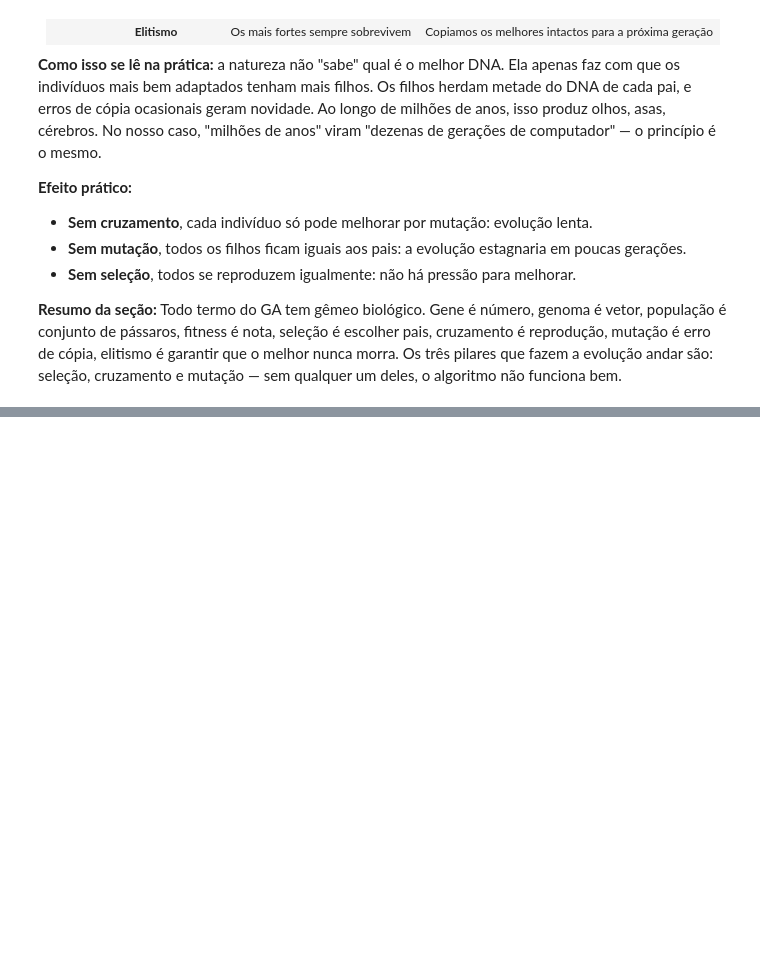
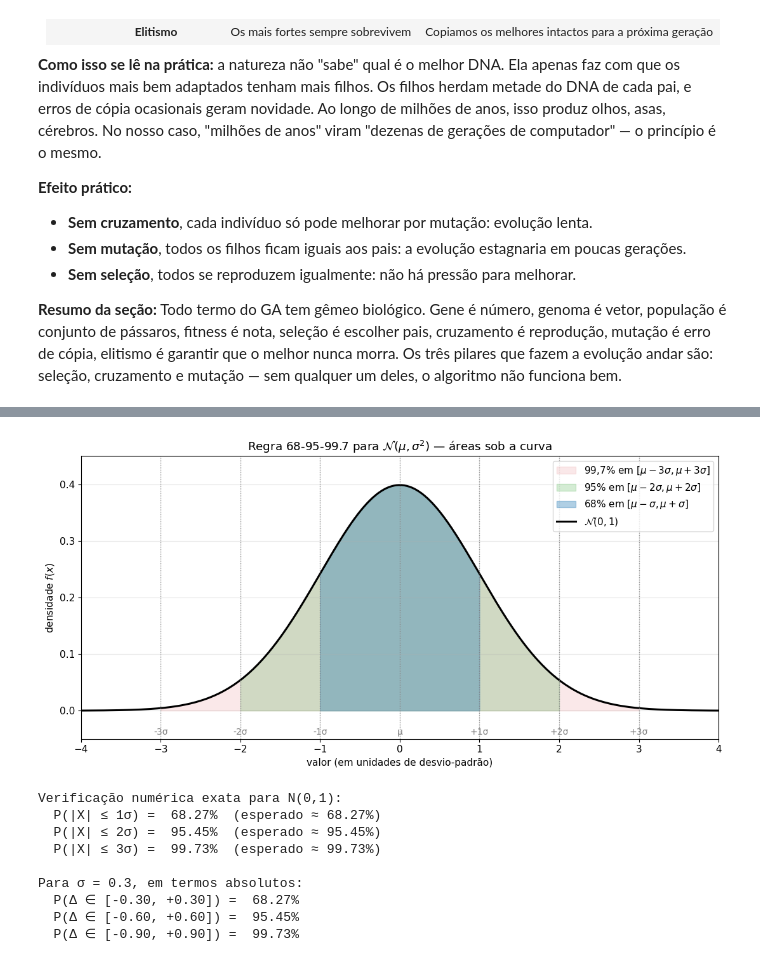
Before and after one commit to Megalonnix/Trab_em_Grupo_Ivan_Victor, a Jupyter notebook: scripts/explicacao_teorica/script1.ipynb, the cells around one changed output, grey strips where cells are left out. Saved outputs shown, nothing was run; the diff lists cells and outputs as text; code cells hidden in the pictures; blank space fills up the shorter version.

```diff
--- a/scripts/explicacao_teorica/script1.ipynb
+++ b/scripts/explicacao_teorica/script1.ipynb
@@ -109,0 +390,58 @@ Depois de dezenas de repetições, as receitas ficam cada vez melhores — não
+# %%
+# Ilustração das áreas sob a curva normal padrão N(0,1)
+x = np.linspace(-4, 4, 500)
+y = norm.pdf(x, 0, 1)
+
+fig, ax = plt.subplots(figsize=(11, 5.5))
+
+# Camadas de área, do mais largo para o mais estreito (para empilhamento visual correto)
+camadas = [
+    (-3, 3, '#d62728', 0.10, r'$99{,}7\%$ em $[\mu - 3\sigma, \mu + 3\sigma]$'),
+    (-2, 2, '#2ca02c', 0.20, r'$95\%$ em $[\mu - 2\sigma, \mu + 2\sigma]$'),
+    (-1, 1, '#1f77b4', 0.35, r'$68\%$ em $[\mu - \sigma, \mu + \sigma]$'),
+]
+
+for lo, hi, cor, alpha, rotulo in camadas:
+    xs = np.linspace(lo, hi, 300)
+    ax.fill_between(xs, norm.pdf(xs, 0, 1), alpha=alpha, color=cor, label=rotulo)
+
+# Curva por cima das áreas
+ax.plot(x, y, color='black', linewidth=2.2, label=r'$\mathcal{N}(0,1)$')
+
+# Marcações dos desvios-padrão
+for k in [-3, -2, -1, 0, 1, 2, 3]:
+    ax.axvline(k, color='gray', linestyle=':', linewidth=1, alpha=0.8)
+    ax.text(k, -0.03, f'{k:+d}σ' if k != 0 else 'μ',
+            ha='center', va='top', fontsize=10, color='gray')
+
+ax.set_title(r'Regra 68-95-99.7 para $\mathcal{N}(\mu,\sigma^2)$ — áreas sob a curva')
+ax.set_xlabel('valor (em unidades de desvio-padrão)')
+ax.set_ylabel('densidade $f(x)$')
+ax.set_xlim(-4, 4)
+ax.set_ylim(-0.05, 0.45)
+ax.legend(loc='upper right')
+plt.tight_layout()
+plt.show()
+
+# Verificação numérica exata (deve bater com 68-95-99.7)
+print("Verificação numérica exata para N(0,1):")
+for k, esperado in [(1, 68.27), (2, 95.45), (3, 99.73)]:
+    real = (norm.cdf(k, 0, 1) - norm.cdf(-k, 0, 1)) * 100
+    print(f"  P(|X| ≤ {k}σ) = {real:6.2f}%  (esperado ≈ {esperado:.2f}%)")
+
+print("\nPara σ = 0.3, em termos absolutos:")
+for k in [1, 2, 3]:
+    lo, hi = -k * 0.3, k * 0.3
+    real = (norm.cdf(hi, 0, 0.3) - norm.cdf(lo, 0, 0.3)) * 100
+    print(f"  P(Δ ∈ [{lo:+.2f}, {hi:+.2f}]) = {real:6.2f}%")
+# %% [output]
+[figure, added]
+Verificação numérica exata para N(0,1):
+  P(|X| ≤ 1σ) =  68.27%  (esperado ≈ 68.27%)
+  P(|X| ≤ 2σ) =  95.45%  (esperado ≈ 95.45%)
+  P(|X| ≤ 3σ) =  99.73%  (esperado ≈ 99.73%)
+
+Para σ = 0.3, em termos absolutos:
+  P(Δ ∈ [-0.30, +0.30]) =  68.27%
+  P(Δ ∈ [-0.60, +0.60]) =  95.45%
+  P(Δ ∈ [-0.90, +0.90]) =  99.73%
```
Also changed, not shown: parts of 7 cells of this notebook.
